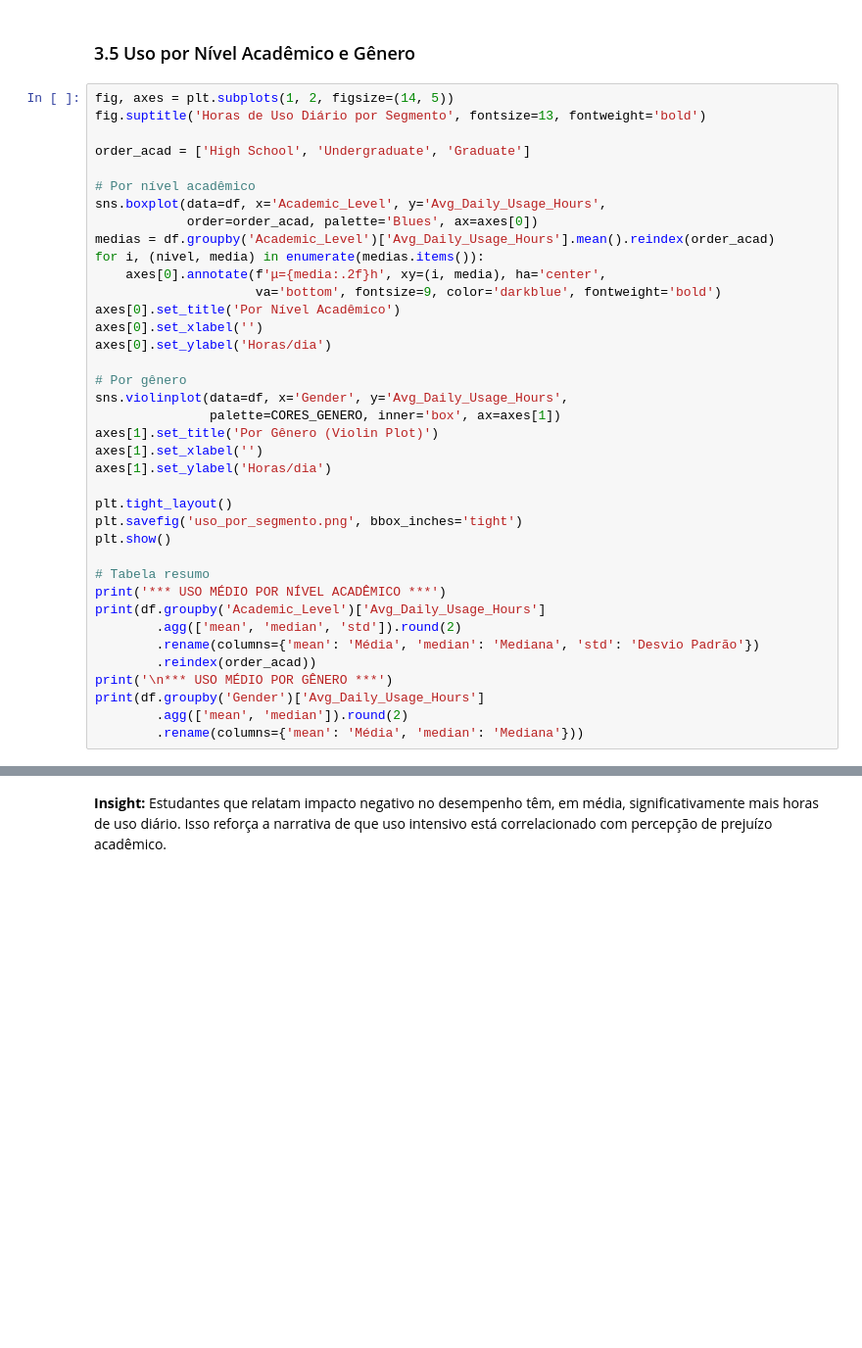
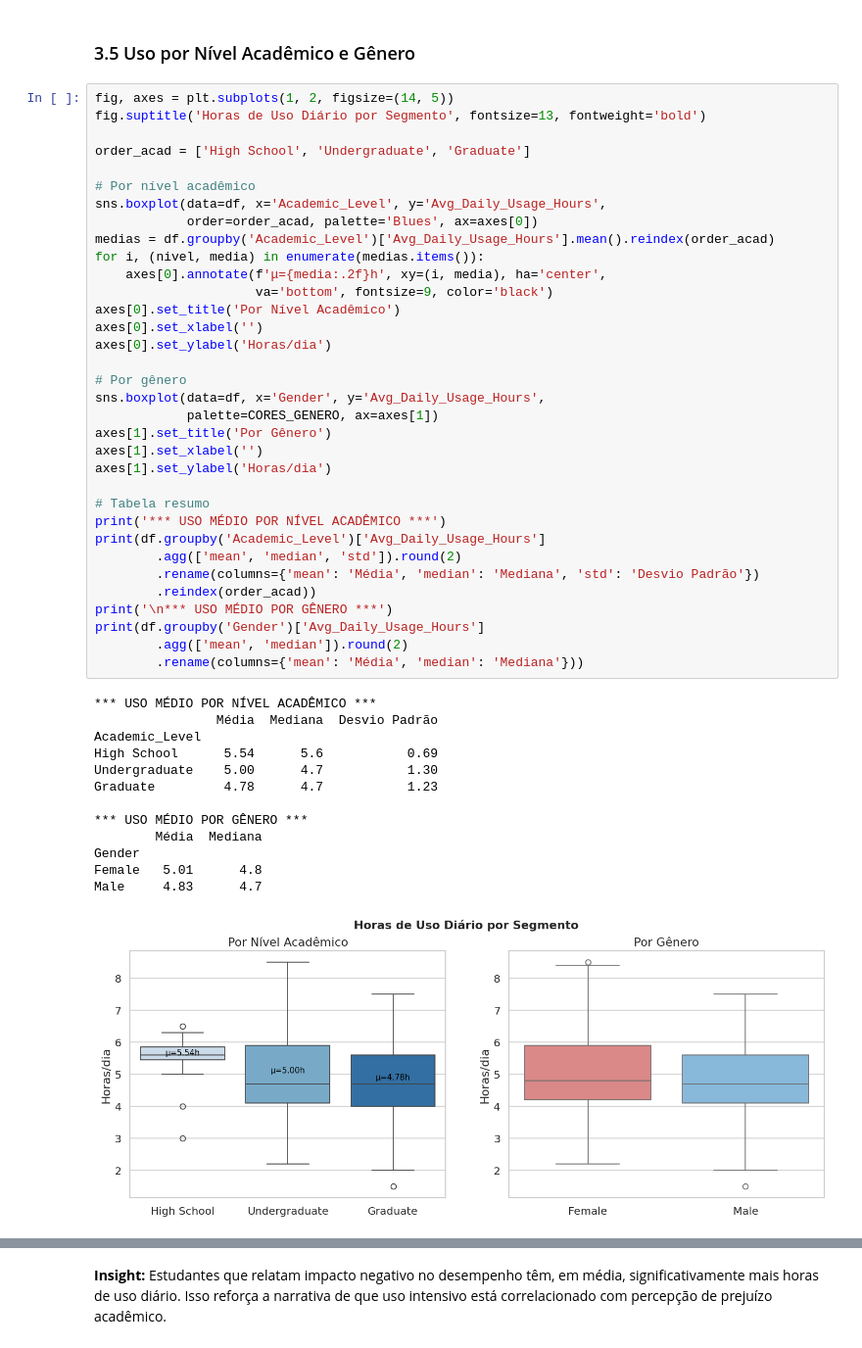
Before and after one commit to mgabrielamnts/analise-redes-sociais-saude-mental, a Jupyter notebook: Analise_estatistica_saude_mental.ipynb, the cells around one changed output, grey strips where cells are left out. Shown at 98% size. Drawn from its saved outputs; the diff is of its cells as text; blank space fills up the shorter version.

```diff
--- a/Analise_estatistica_saude_mental.ipynb
+++ b/Analise_estatistica_saude_mental.ipynb
@@ -328,39 +421,49 @@ plt.show()
 # %%
 fig, axes = plt.subplots(1, 2, figsize=(14, 5))
 fig.suptitle('Horas de Uso Diário por Segmento', fontsize=13, fontweight='bold')
 
 order_acad = ['High School', 'Undergraduate', 'Graduate']
 
 # Por nível acadêmico
 sns.boxplot(data=df, x='Academic_Level', y='Avg_Daily_Usage_Hours',
             order=order_acad, palette='Blues', ax=axes[0])
 medias = df.groupby('Academic_Level')['Avg_Daily_Usage_Hours'].mean().reindex(order_acad)
 for i, (nivel, media) in enumerate(medias.items()):
     axes[0].annotate(f'μ={media:.2f}h', xy=(i, media), ha='center',
-                     va='bottom', fontsize=9, color='darkblue', fontweight='bold')
+                     va='bottom', fontsize=9, color='black')
 axes[0].set_title('Por Nível Acadêmico')
 axes[0].set_xlabel('')
 axes[0].set_ylabel('Horas/dia')
 
 # Por gênero
-sns.violinplot(data=df, x='Gender', y='Avg_Daily_Usage_Hours',
-               palette=CORES_GENERO, inner='box', ax=axes[1])
-axes[1].set_title('Por Gênero (Violin Plot)')
+sns.boxplot(data=df, x='Gender', y='Avg_Daily_Usage_Hours',
+            palette=CORES_GENERO, ax=axes[1])
+axes[1].set_title('Por Gênero')
 axes[1].set_xlabel('')
 axes[1].set_ylabel('Horas/dia')
-
-plt.tight_layout()
-plt.savefig('uso_por_segmento.png', bbox_inches='tight')
-plt.show()
 
 # Tabela resumo
 print('*** USO MÉDIO POR NÍVEL ACADÊMICO ***')
 print(df.groupby('Academic_Level')['Avg_Daily_Usage_Hours']
         .agg(['mean', 'median', 'std']).round(2)
         .rename(columns={'mean': 'Média', 'median': 'Mediana', 'std': 'Desvio Padrão'})
         .reindex(order_acad))
 print('\n*** USO MÉDIO POR GÊNERO ***')
 print(df.groupby('Gender')['Avg_Daily_Usage_Hours']
         .agg(['mean', 'median']).round(2)
         .rename(columns={'mean': 'Média', 'median': 'Mediana'}))
+# %% [output]
+*** USO MÉDIO POR NÍVEL ACADÊMICO ***
+                Média  Mediana  Desvio Padrão
+Academic_Level
+High School      5.54      5.6           0.69
+Undergraduate    5.00      4.7           1.30
+Graduate         4.78      4.7           1.23
+
+*** USO MÉDIO POR GÊNERO ***
+        Média  Mediana
+Gender
+Female   5.01      4.8
+Male     4.83      4.7
+[figure, added]
 # %% [markdown]
```
Also changed, not shown: parts of 20 cells of this notebook.
